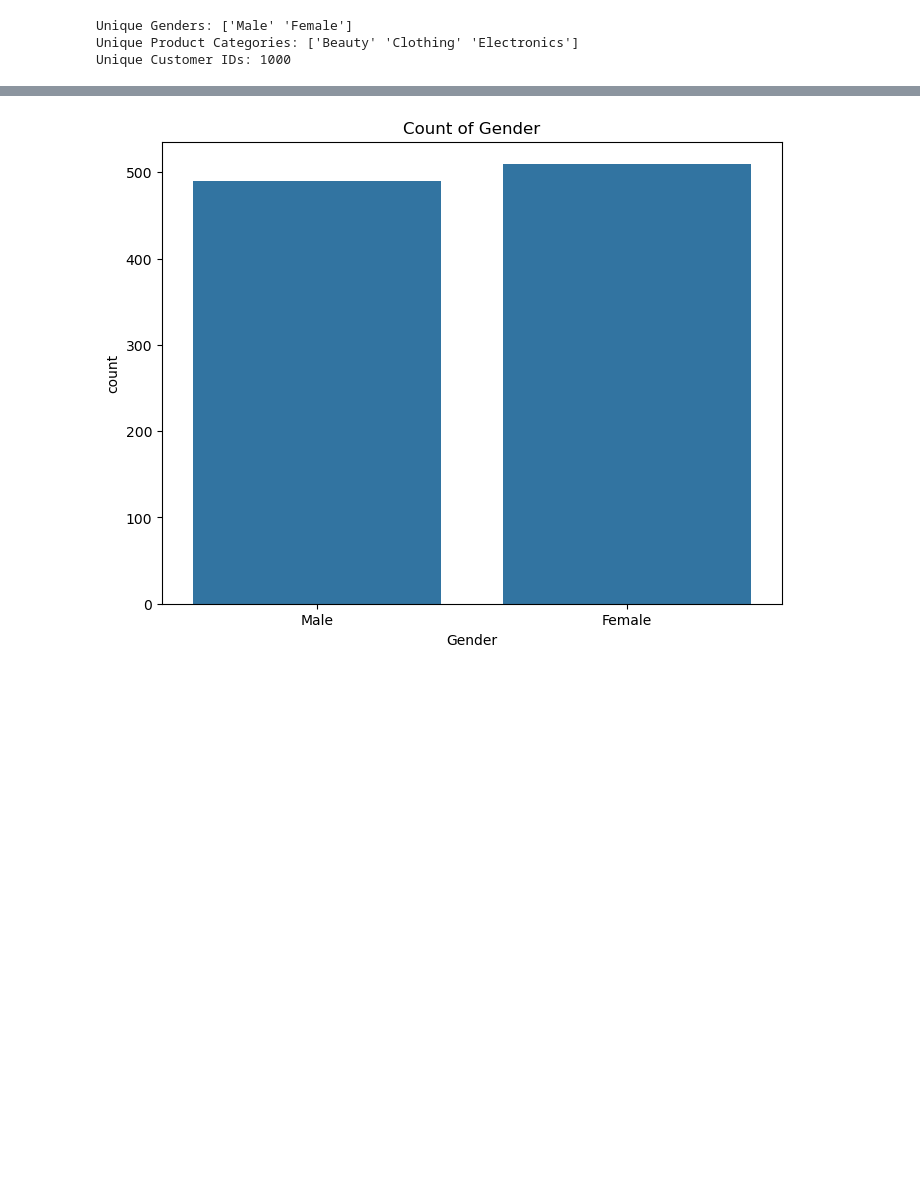
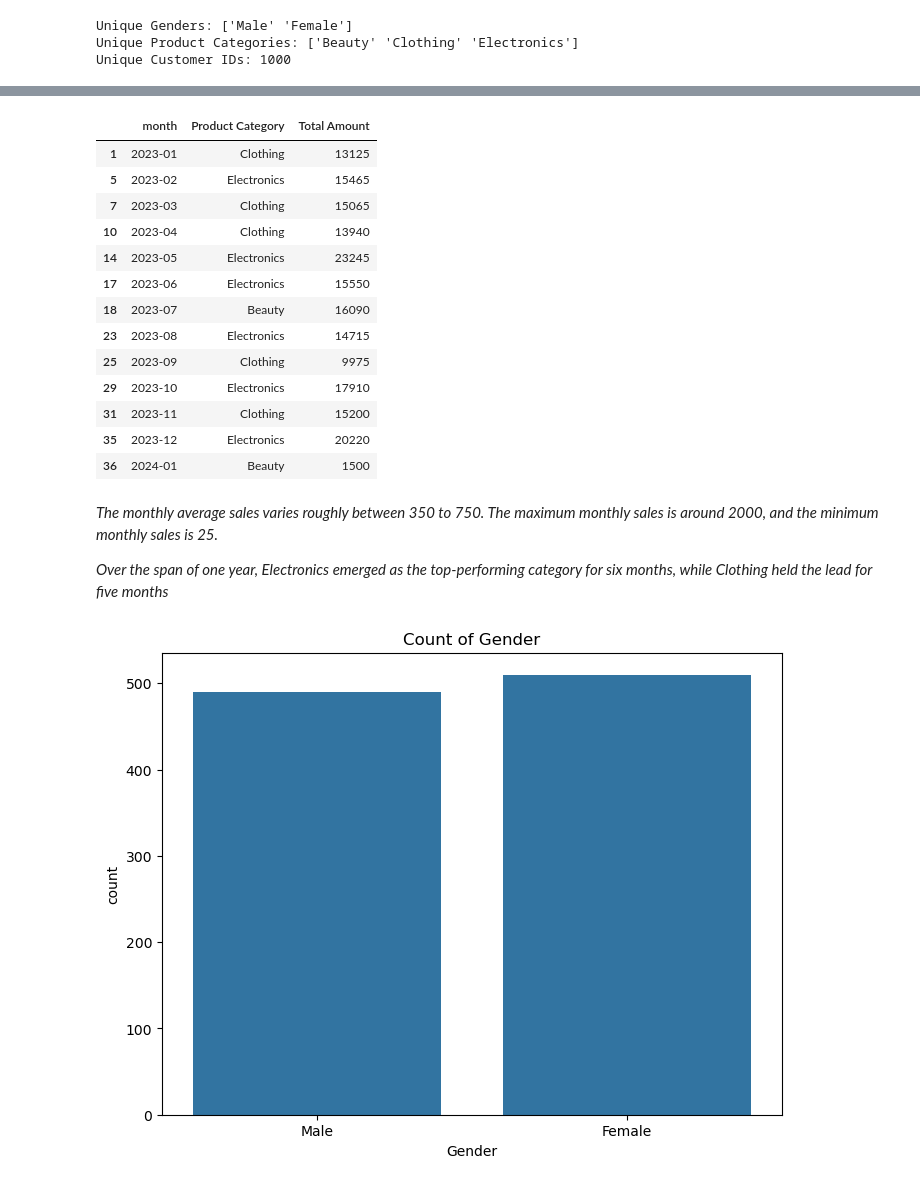
Before and after one commit to AbrahimSA/Retail_Sales, a Jupyter notebook: 1_EDA.ipynb, the cells around one changed output, grey strips where cells are left out. Cells and saved outputs as stored; diff of their text form; code cells hidden in the pictures; blank space fills up the shorter version.

Commit message:
Updated EDA and corrected file path in summarization file.

```diff
--- a/1_EDA.ipynb
+++ b/1_EDA.ipynb
@@ -8,7 +8,7 @@ import pandas as pd
 import os
 
 # Construct the relative path
-relative_path = os.path.join("data", "retail_sales_dataset.csv")
+relative_path = os.path.join("data/raw", "retail_sales_dataset.csv")
 
 df = pd.read_csv(relative_path)
 df.head()
@@ -90,0 +70,13 @@ for col in numerical_cols:
+# %%
+# Average amount by month
+
+# Convert the 'date' column to datetime
+df['date'] = pd.to_datetime(df['Date'])
+
+# Add a 'month' column to extract the month and year
+df['month'] = df['date'].dt.to_period('M')
+
+# Group by month and calculate the average amount
+monthly_avg = df.groupby('month')['Total Amount'].mean()
+
+print(monthly_avg)
@@ -91,3 +143,32 @@ for col in numerical_cols:
+# %%
+# Top performing category monthly
+
+# Group by month and category, then calculate total sales (sum of 'amount')
+monthly_sales = df.groupby(['month', 'Product Category'])['Total Amount'].sum().reset_index()
+
+# Top performing category
+tes = monthly_sales.loc[monthly_sales.groupby('month')['Total Amount'].idxmax()]
+tes
+# %% [output]
+|  | month | Product Category | Total Amount |
+| 1 | 2023-01 | Clothing | 13125 |
+| 5 | 2023-02 | Electronics | 15465 |
+| 7 | 2023-03 | Clothing | 15065 |
+| 10 | 2023-04 | Clothing | 13940 |
+| 14 | 2023-05 | Electronics | 23245 |
+| 17 | 2023-06 | Electronics | 15550 |
+| 18 | 2023-07 | Beauty | 16090 |
+| 23 | 2023-08 | Electronics | 14715 |
+| 25 | 2023-09 | Clothing | 9975 |
+| 29 | 2023-10 | Electronics | 17910 |
+| 31 | 2023-11 | Clothing | 15200 |
+| 35 | 2023-12 | Electronics | 20220 |
+| 36 | 2024-01 | Beauty | 1500 |
+# %% [markdown]
+*The monthly average sales varies roughly between 350 to 750. The maximum monthly sales is around 2000,
+and the minimum monthly sales is 25.*
+
+*Over the span of one year, Electronics emerged as the top-performing category for six months, while Clothing held the lead for five months*
 # %%
 # Distribution of Categorical Variables:
 categorical_cols = ['Gender', 'Product Category']
```
Also changed, not shown: parts of 5 cells of this notebook, 1 other file.
